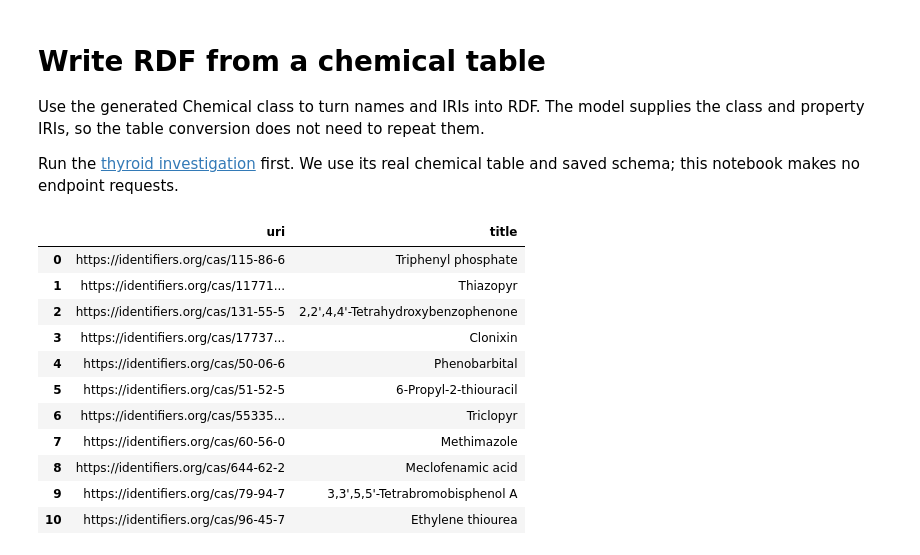
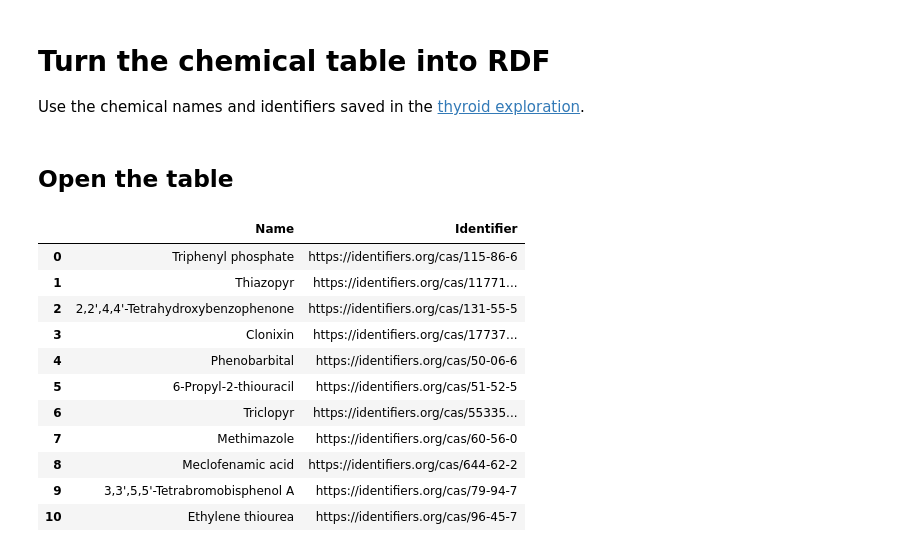
Before and after one commit to jmillanacosta/rdfsolve, a Jupyter notebook: notebooks/SparqlHelper/AOPWiki_table_to_RDF.ipynb, the cells around one changed output. Cells and saved outputs as stored; diff of their text form; code cells hidden in the pictures.

Commit message:
Simplify the researcher notebooks and client examples

```diff
--- a/notebooks/SparqlHelper/AOPWiki_table_to_RDF.ipynb
+++ b/notebooks/SparqlHelper/AOPWiki_table_to_RDF.ipynb
@@ -1,32 +1,26 @@
-# %% [markdown]
-# Write RDF from a chemical table
-
-Use the generated Chemical class to turn names and IRIs into RDF. The model supplies the class and property IRIs, so the table conversion does not need to repeat them.
-
-Run the [thyroid investigation](AOPWiki_hydration.ipynb) first. We use its real chemical table and saved schema; this notebook makes no endpoint requests.
+# %% [markdown]
+# Turn the chemical table into RDF
+
+Use the chemical names and identifiers saved in the [thyroid exploration](AOPWiki_hydration.ipynb).
+# %% [markdown]
+## Open the table
 # %%
-import json
-from pathlib import Path
+import pandas as pd
+from rdfsolve.client_api import Client
 
-import pandas as pd
-from rdflib import Graph
-from rdfsolve import MinedSchema
-
-session = json.loads(Path("thyroid-session.json").read_text())
-schema = MinedSchema.from_dict(session["schema"])
-Chemical = schema.to_pydantic_classes()["ChemicalEntity"]
+data = Client.from_session("thyroid-session.json")
 table = pd.read_csv("thyroid-chemicals.csv")
-table[["uri", "title"]]
+table
 # %% [output]
-|  | uri | title |
-| 0 | https://identifiers.org/cas/115-86-6 | Triphenyl phosphate |
-| 1 | https://identifiers.org/cas/11771... | Thiazopyr |
-| 2 | https://identifiers.org/cas/131-55-5 | 2,2',4,4'-Tetrahydroxybenzophenone |
-| 3 | https://identifiers.org/cas/17737... | Clonixin |
-| 4 | https://identifiers.org/cas/50-06-6 | Phenobarbital |
-| 5 | https://identifiers.org/cas/51-52-5 | 6-Propyl-2-thiouracil |
-| 6 | https://identifiers.org/cas/55335... | Triclopyr |
-| 7 | https://identifiers.org/cas/60-56-0 | Methimazole |
-| 8 | https://identifiers.org/cas/644-62-2 | Meclofenamic acid |
-| 9 | https://identifiers.org/cas/79-94-7 | 3,3',5,5'-Tetrabromobisphenol A |
-| 10 | https://identifiers.org/cas/96-45-7 | Ethylene thiourea |
+|  | Name | Identifier |
+| 0 | Triphenyl phosphate | https://identifiers.org/cas/115-86-6 |
+| 1 | Thiazopyr | https://identifiers.org/cas/11771... |
+| 2 | 2,2',4,4'-Tetrahydroxybenzophenone | https://identifiers.org/cas/131-55-5 |
+| 3 | Clonixin | https://identifiers.org/cas/17737... |
+| 4 | Phenobarbital | https://identifiers.org/cas/50-06-6 |
+| 5 | 6-Propyl-2-thiouracil | https://identifiers.org/cas/51-52-5 |
+| 6 | Triclopyr | https://identifiers.org/cas/55335... |
+| 7 | Methimazole | https://identifiers.org/cas/60-56-0 |
+| 8 | Meclofenamic acid | https://identifiers.org/cas/644-62-2 |
+| 9 | 3,3',5,5'-Tetrabromobisphenol A | https://identifiers.org/cas/79-94-7 |
+| 10 | Ethylene thiourea | https://identifiers.org/cas/96-45-7 |
```
Also changed, not shown: parts of 14 cells of this notebook, 4 other files.
